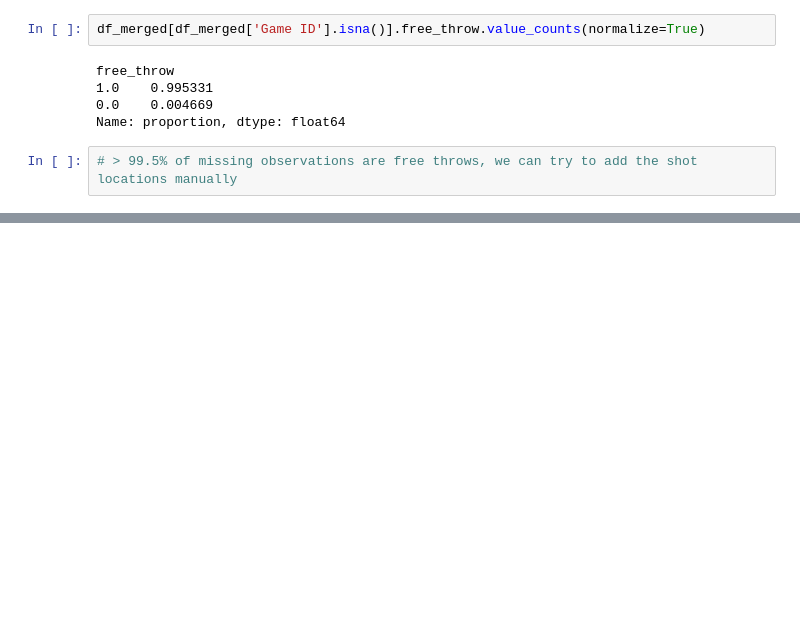
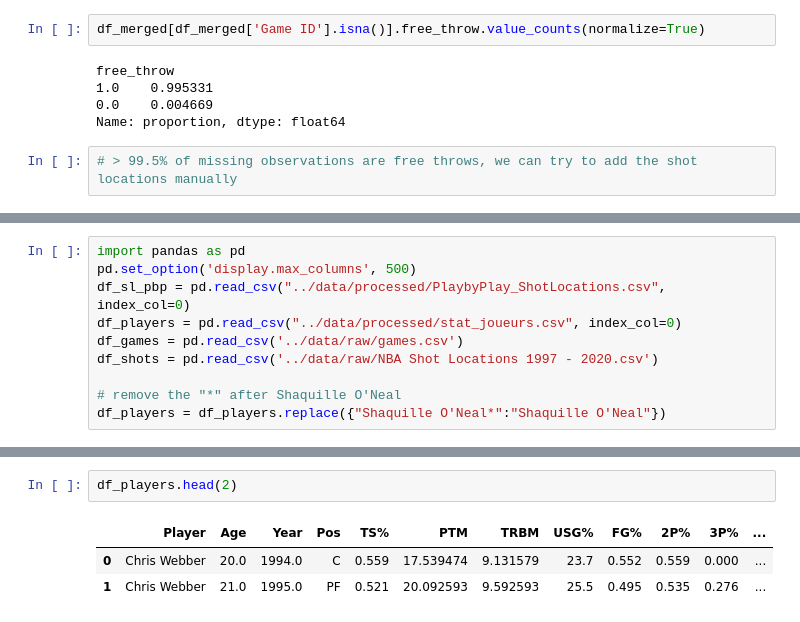
Before and after one commit to DataScientest-Studio/fev24_cds_nba1, a Jupyter notebook: notebooks/3.0-merge_datasets.ipynb, the cells around one changed output, grey strips where cells are left out. Drawn from its saved outputs; the diff is of its cells as text; blank space fills up the shorter version.

Commit message:
merged dataset wih player stats

```diff
--- a/notebooks/3.0-merge_datasets.ipynb
+++ b/notebooks/3.0-merge_datasets.ipynb
@@ -56,0 +61,10 @@ Name: proportion, dtype: float64
+# %%
+import pandas as pd
+pd.set_option('display.max_columns', 500)
+df_sl_pbp = pd.read_csv("../data/processed/PlaybyPlay_ShotLocations.csv", index_col=0)
+df_players = pd.read_csv("../data/processed/stat_joueurs.csv", index_col=0)
+df_games = pd.read_csv('../data/raw/games.csv')
+df_shots = pd.read_csv('../data/raw/NBA Shot Locations 1997 - 2020.csv')
+
+# remove the "*" after Shaquille O'Neal
+df_players = df_players.replace({"Shaquille O'Neal*":"Shaquille O'Neal"})
@@ -56,0 +77,6 @@ Name: proportion, dtype: float64
+# %%
+df_players.head(2)
+# %% [output]
+|  | Player | Age | Year | Pos | TS% | PTM | TRBM | USG% | FG% | 2P% | 3P% | ... |
+| 0 | Chris Webber | 20.0 | 1994.0 | C | 0.559 | 17.539474 | 9.131579 | 23.7 | 0.552 | 0.559 | 0.000 | ... |
+| 1 | Chris Webber | 21.0 | 1995.0 | PF | 0.521 | 20.092593 | 9.592593 | 25.5 | 0.495 | 0.535 | 0.276 | ... |
```
Also changed, not shown: parts of 11 cells of this notebook.
